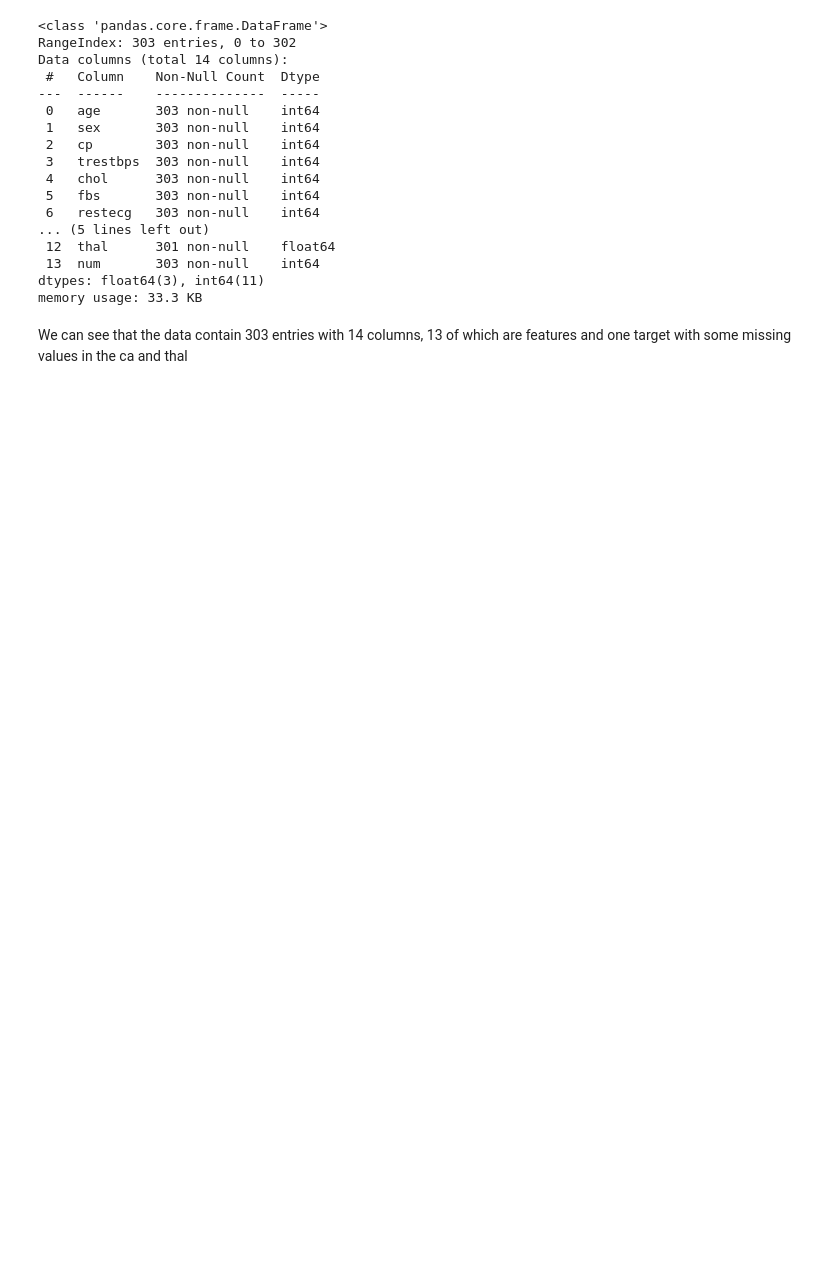
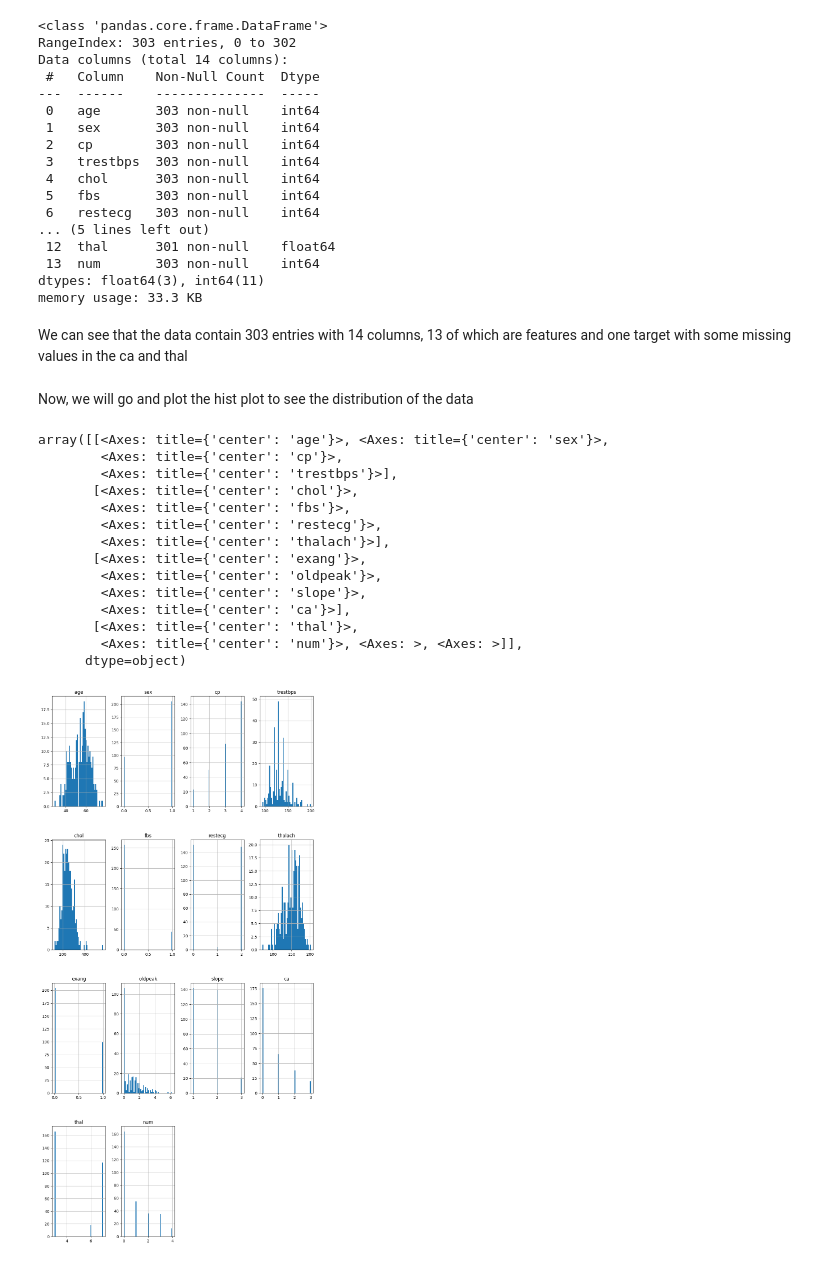
Before and after one commit to MohamedOuhami/learn_machine_learning, a Jupyter notebook: heart_disease/main.ipynb, the cells around one changed output. Saved outputs shown, nothing was run; the diff lists cells and outputs as text; code cells hidden in the pictures; blank space fills up the shorter version.

```diff
--- a/heart_disease/main.ipynb
+++ b/heart_disease/main.ipynb
@@ -152,3 +152,5 @@ dtypes: float64(3), int64(11)
 memory usage: 33.3 KB
 # %% [markdown]
 We can see that the data contain 303 entries with 14 columns, 13 of which are features and one target with some missing values in the ca and thal
+# %% [markdown]
+Now, we will go and plot the hist plot to see the distribution of the data
@@ -154,0 +159,18 @@ We can see that the data contain 303 entries with 14 columns, 13 of which are fe
+# %%
+df.hist(bins=50,figsize=(12,25))
+# %% [output]
+array([[<Axes: title={'center': 'age'}>, <Axes: title={'center': 'sex'}>,
+        <Axes: title={'center': 'cp'}>,
+        <Axes: title={'center': 'trestbps'}>],
+       [<Axes: title={'center': 'chol'}>,
+        <Axes: title={'center': 'fbs'}>,
+        <Axes: title={'center': 'restecg'}>,
+        <Axes: title={'center': 'thalach'}>],
+       [<Axes: title={'center': 'exang'}>,
+        <Axes: title={'center': 'oldpeak'}>,
+        <Axes: title={'center': 'slope'}>,
+        <Axes: title={'center': 'ca'}>],
+       [<Axes: title={'center': 'thal'}>,
+        <Axes: title={'center': 'num'}>, <Axes: >, <Axes: >]],
+      dtype=object)
+[figure, added]
```
Also changed, not shown: parts of 1 cell of this notebook.
